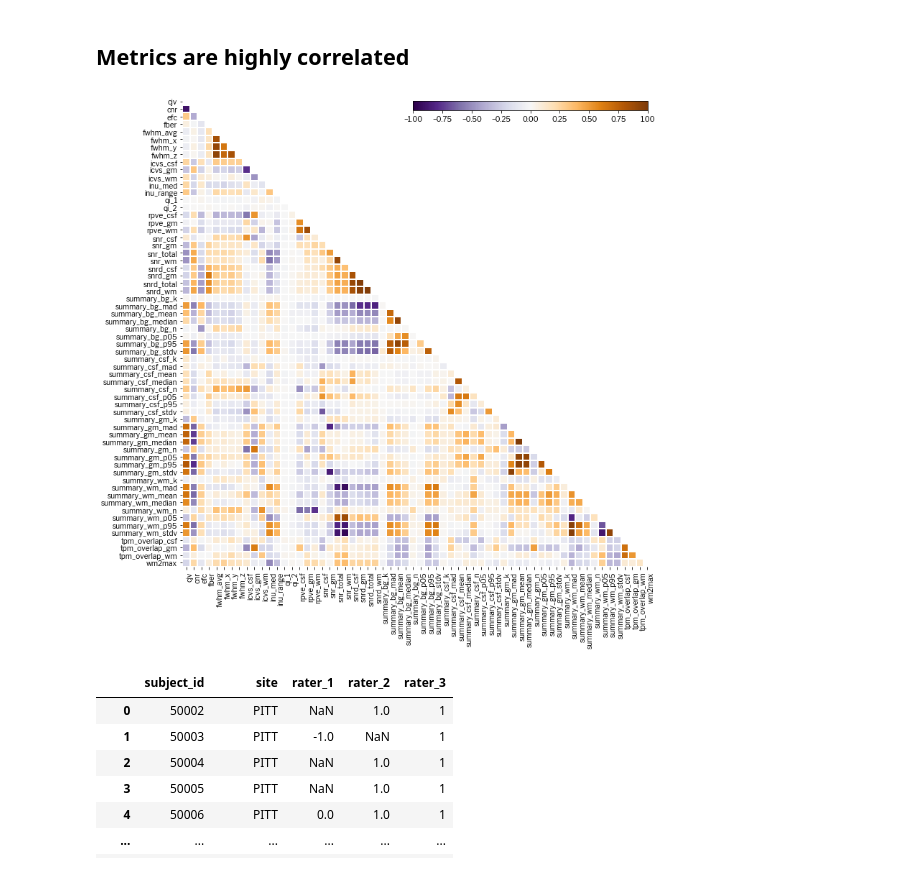
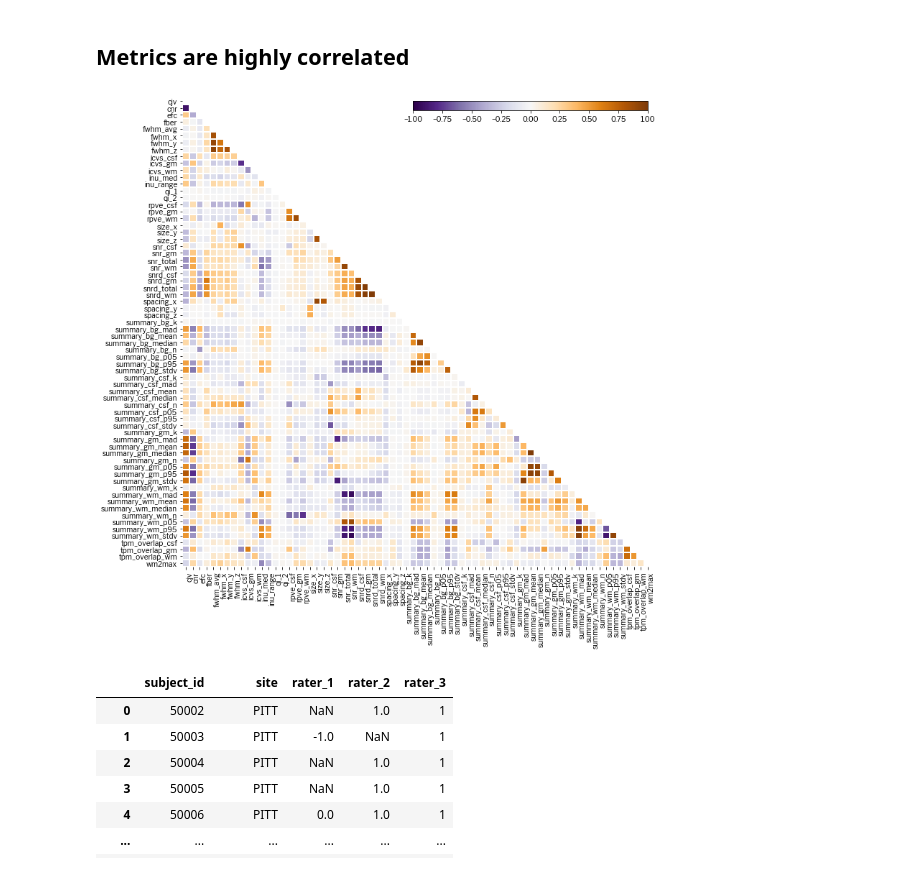
Before and after one commit to nipreps/mriqc-learn, a Jupyter notebook: docs/notebooks/Visualization.ipynb, the cells around one changed output. Drawn from its saved outputs; the diff is of its cells as text; code cells hidden in the pictures.

Commit message:
enh: update visualization and dimensionality reduction notebooks

```diff
--- a/docs/notebooks/Visualization.ipynb
+++ b/docs/notebooks/Visualization.ipynb
@@ -17,7 +17,7 @@ from mriqc_learn.models.preprocess import SiteRobustScaler
 (train_x, train_y), (_, _) = load_dataset(split_strategy="none")
 
 # Remove non-informative IQMs (image size and spacing)
-train_x = train_x.drop(columns = ['size_x', 'size_y', 'size_z', 'spacing_x', 'spacing_y', 'spacing_z'], inplace = False)
+train_x.drop(columns=["size_x", "size_y", "size_z", "spacing_x", "spacing_y", "spacing_z"])
 
 # Get names of numeric columns
 numeric_columns = train_x.columns.tolist()
@@ -29,8 +29,9 @@ ratings[train_y.rater_3.values == 0] = "Doubtful"
 ratings[train_y.rater_3.values == 1] = "Accept"
 # %%
 (test_x, test_y), (_, _) = load_dataset("ds030", split_strategy="none")
+
 # Remove non-informative IQMs (image size and spacing)
-test_x = test_x.drop(columns = ['size_x', 'size_y', 'size_z', 'spacing_x', 'spacing_y', 'spacing_z'], inplace = False)
+test_x.drop(columns=["size_x", "size_y", "size_z", "spacing_x", "spacing_y", "spacing_z"])
 
 test_x["site"] = test_y.site
 ratings_test = np.array(["Exclude"] * len(test_x))
@@ -67,10 +68,9 @@ metrics.plot_histogram(merged_x, scaled_x, metric="cnr");
 # %% [markdown]
 ## Metrics are highly correlated
 # %%
-plt.figure(figsize=(12, 12))
-metrics.plot_corrmat(scaled_x[numeric_columns].corr());
+metrics.plot_corrmat(scaled_x[numeric_columns].corr(), figsize=(12, 12));
 # %% [output]
-[figure, old version]
+[figure, new version]
 # %%
 from mriqc_learn.viz import ratings
 # %%
```
Also changed, not shown: parts of 2 cells of this notebook, 2 other files.
